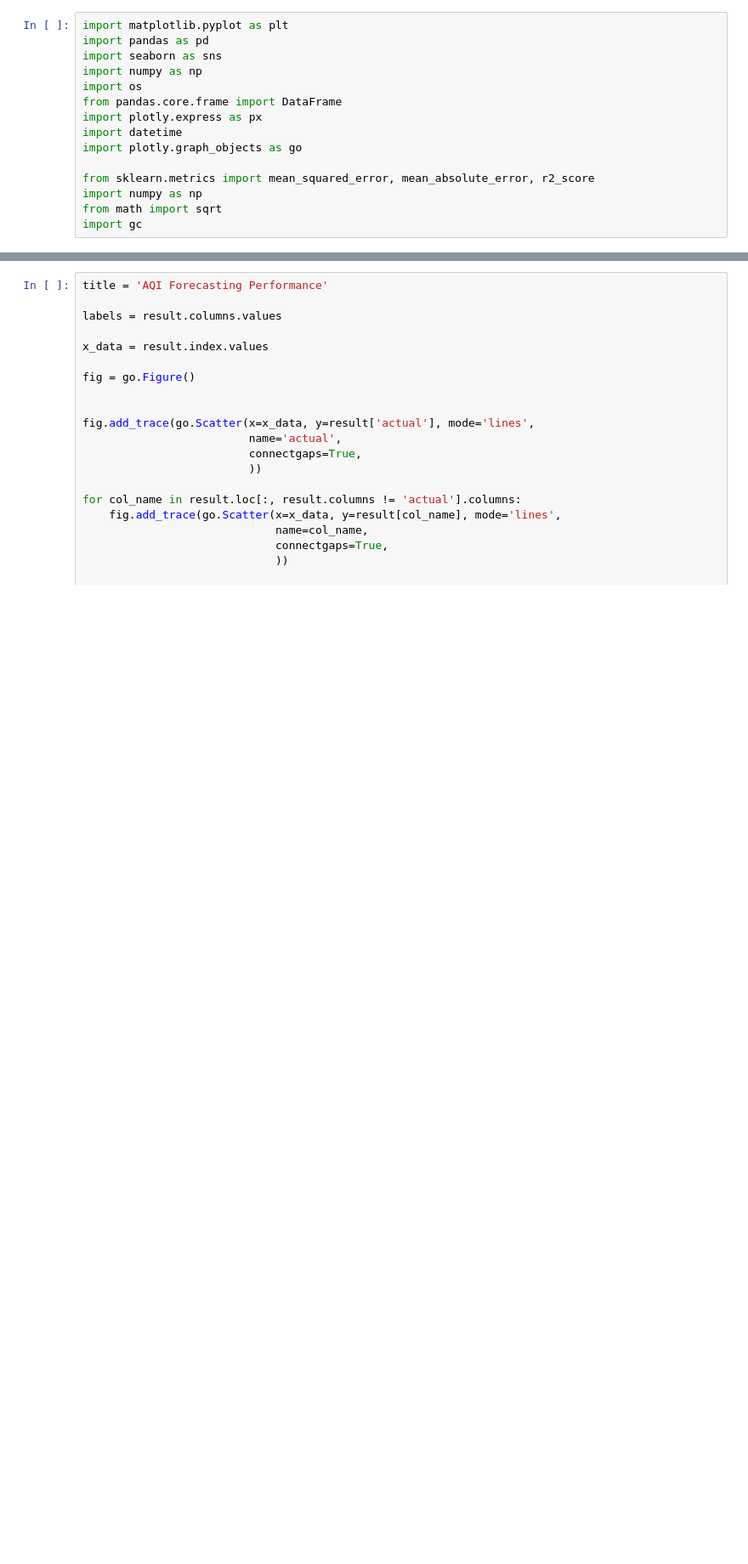
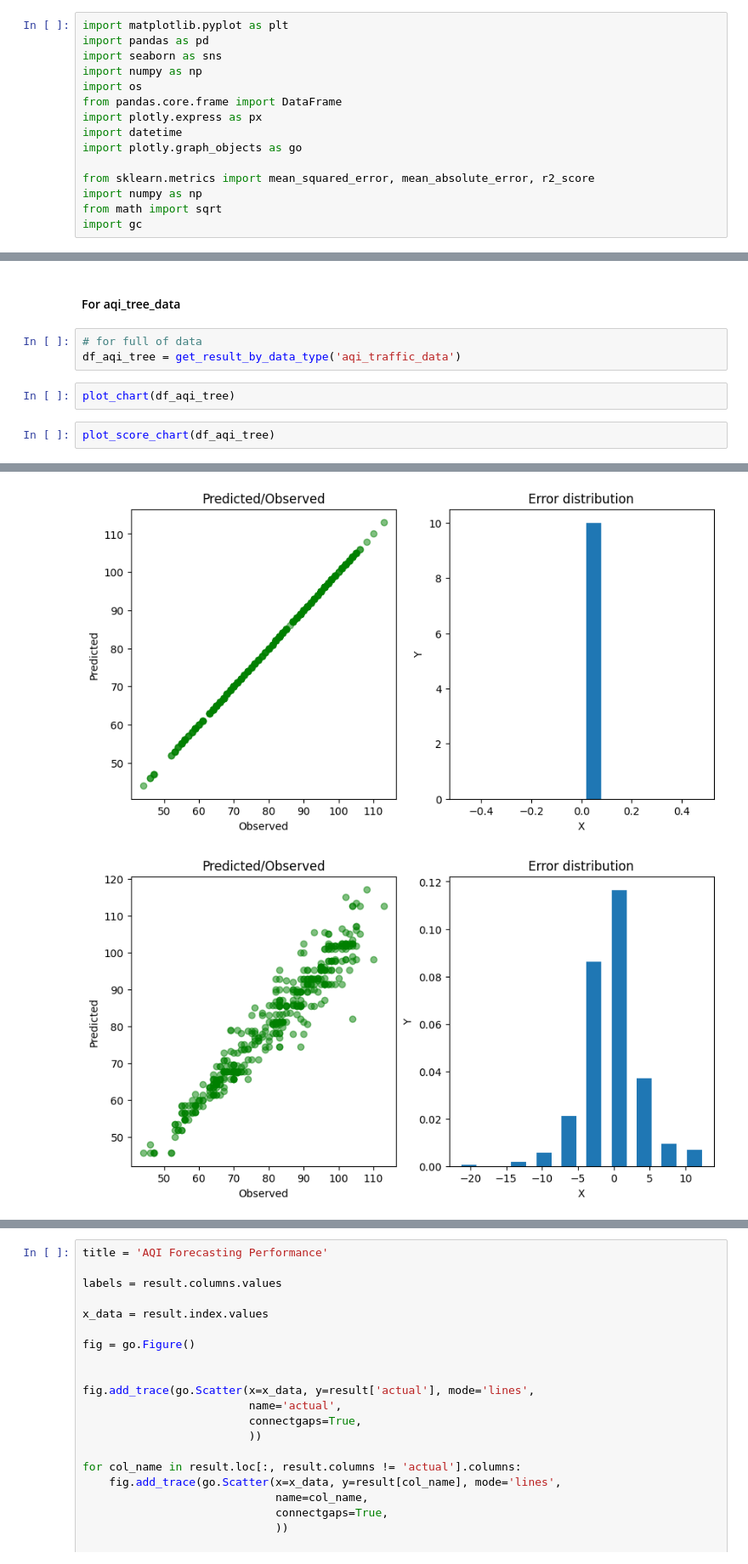
Before and after one commit to tieukhoimai/ml-airq4cast, a Jupyter notebook: viz.ipynb, the cells around one changed output, grey strips where cells are left out. Shown at 85% size. Drawn from its saved outputs; the diff is of its cells as text; blank space fills up the shorter version.

```diff
--- a/viz.ipynb
+++ b/viz.ipynb
@@ -33,0 +191,10 @@ result = result.dropna()
+# %% [markdown]
+#### For aqi_tree_data
+# %%
+# for full of data
+df_aqi_tree = get_result_by_data_type('aqi_traffic_data')
+# %%
+plot_chart(df_aqi_tree)
+# %%
+plot_score_chart(df_aqi_tree)
+# %% [output]
@@ -33,0 +218,2 @@ result = result.dropna()
+[figure, added]
+[figure, added]
```
Also changed, not shown: parts of 22 cells of this notebook, 3 other files.
